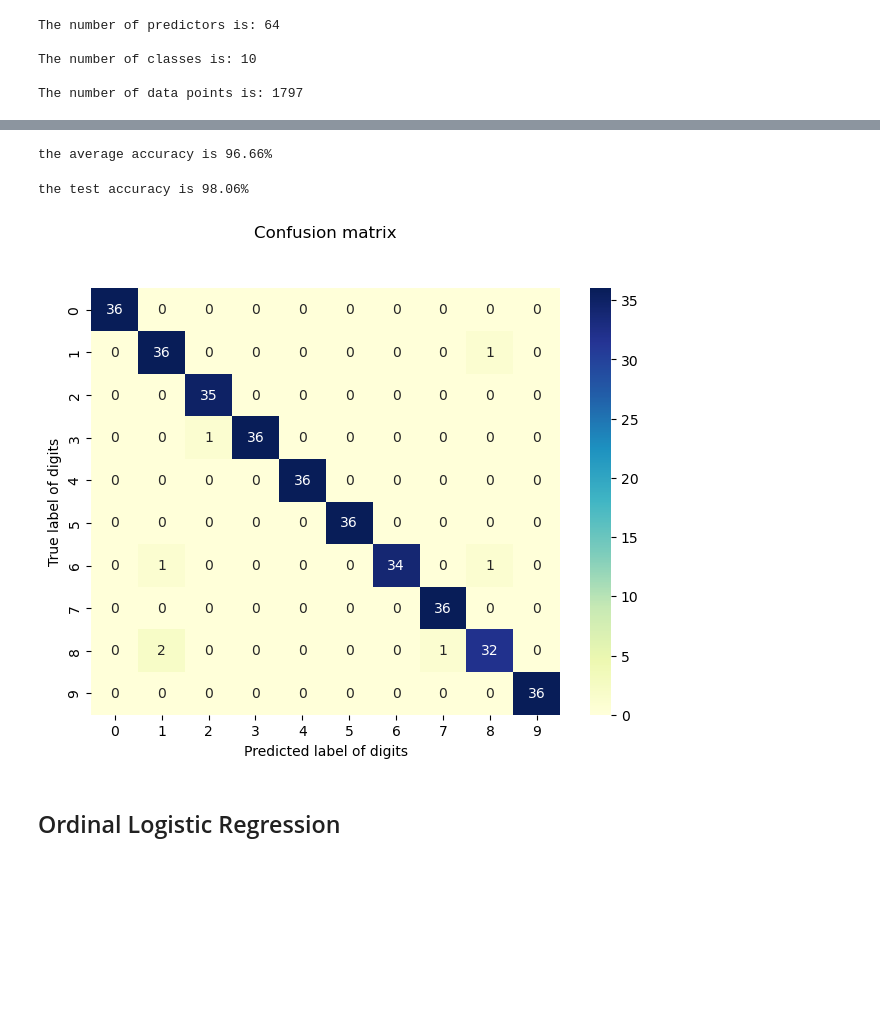
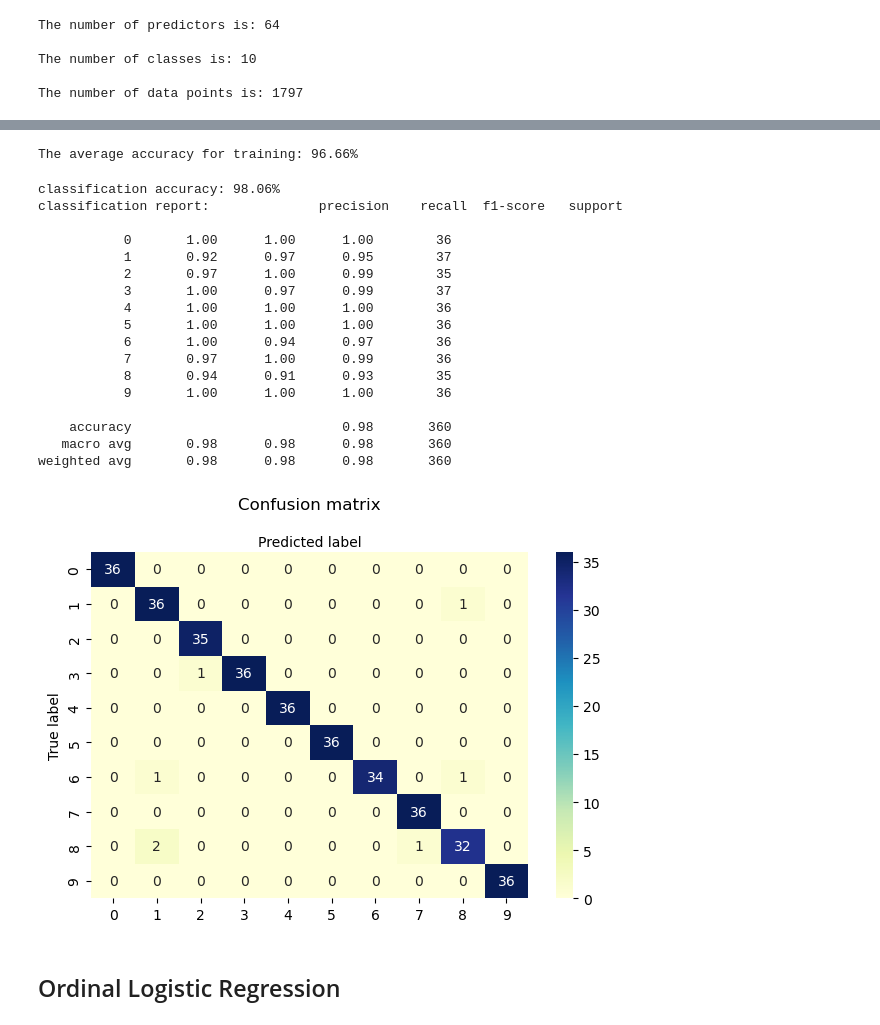
Before and after one commit to SBU-r/CIV555-FS25, a Jupyter notebook: Jupyter Notebooks/Regression.ipynb, the cells around one changed output, grey strips where cells are left out. Drawn from its saved outputs; the diff is of its cells as text; code cells hidden in the pictures; blank space fills up the shorter version.

```diff
--- a/Jupyter Notebooks/Regression.ipynb
+++ b/Jupyter Notebooks/Regression.ipynb
@@ -991,37 +1005,30 @@ The number of zero-valued coefficients is: 223
-# %%
-# evaluate the goodness-of-fit of the regression model in training using cross-validation
-r2_train = cross_val_score(mlr_model, X_train, y_train, cv =5, scoring = 'accuracy').mean()
-print(f'the average accuracy is {r2_train*100 :.2f}%')
-# %% [output]
-the average accuracy is 96.66%
-# %%
-# test accuracy
-r2_test = mlr_model.score(X_test,y_test)
-print(f'the test accuracy is {r2_test*100 :.2f}%')
-# %% [output]
-the test accuracy is 98.06%
-# %%
-# confusion matrix
-cnf_matrix=metrics.confusion_matrix(y_test, mlr_model.predict(X_test))
-# visualize confusion matrix
-class_names=[0,1,2,3,4,5,6,7,8,9] # name  of classes
-fig, ax = plt.subplots()
-tick_marks = np.arange(len(class_names))
-sns.heatmap(pd.DataFrame(cnf_matrix),
-            annot=True, cmap="YlGnBu" ,
-            fmt='g',
-            xticklabels=class_names,
-            yticklabels=class_names)
-
-
-ax.xaxis.set_label_position("bottom")
-plt.tight_layout()
-plt.title('Confusion matrix', y=1.1)
-plt.ylabel('True label of digits')
-plt.xlabel('Predicted label of digits')
-plt.show()
-# %% [output]
-[figure, removed]
+# %%
+# training accuracy
+print_selection(mlr_model, X_train, y_train, M, N,"cagr")
+# %% [output]
+The average accuracy for training: 96.66%
+# %%
+# regression model test performance
+print_evaluate(y_test,mlr_model.predict(X_test),"cagr")
+# %% [output]
+classification accuracy: 98.06%
+classification report:              precision    recall  f1-score   support
+
+           0       1.00      1.00      1.00        36
+           1       0.92      0.97      0.95        37
+           2       0.97      1.00      0.99        35
+           3       1.00      0.97      0.99        37
+           4       1.00      1.00      1.00        36
+           5       1.00      1.00      1.00        36
+           6       1.00      0.94      0.97        36
+           7       0.97      1.00      0.99        36
+           8       0.94      0.91      0.93        35
+           9       1.00      1.00      1.00        36
+
+    accuracy                           0.98       360
+   macro avg       0.98      0.98      0.98       360
+weighted avg       0.98      0.98      0.98       360
+[figure, added]
 # %% [markdown]
 ## Ordinal Logistic Regression
 # %% [markdown]
```
Also changed, not shown: parts of 17 cells of this notebook.
